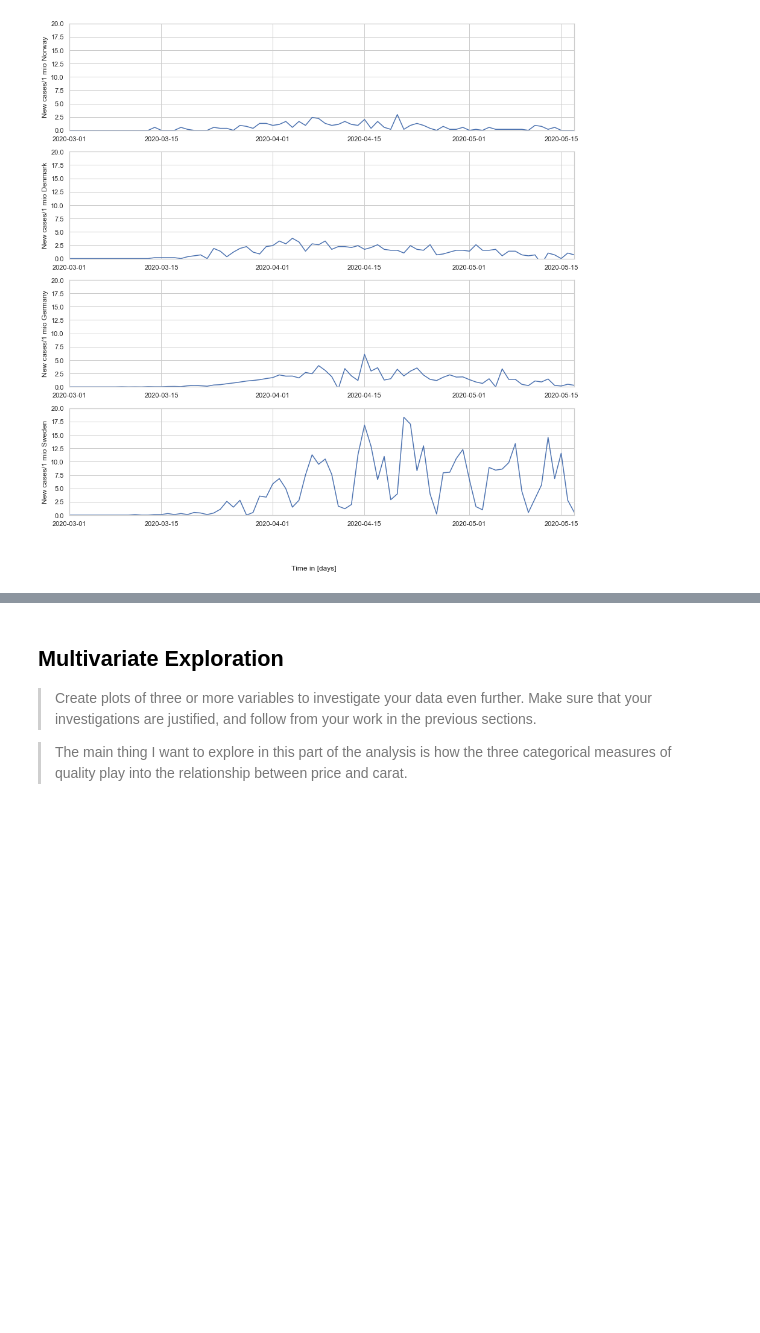
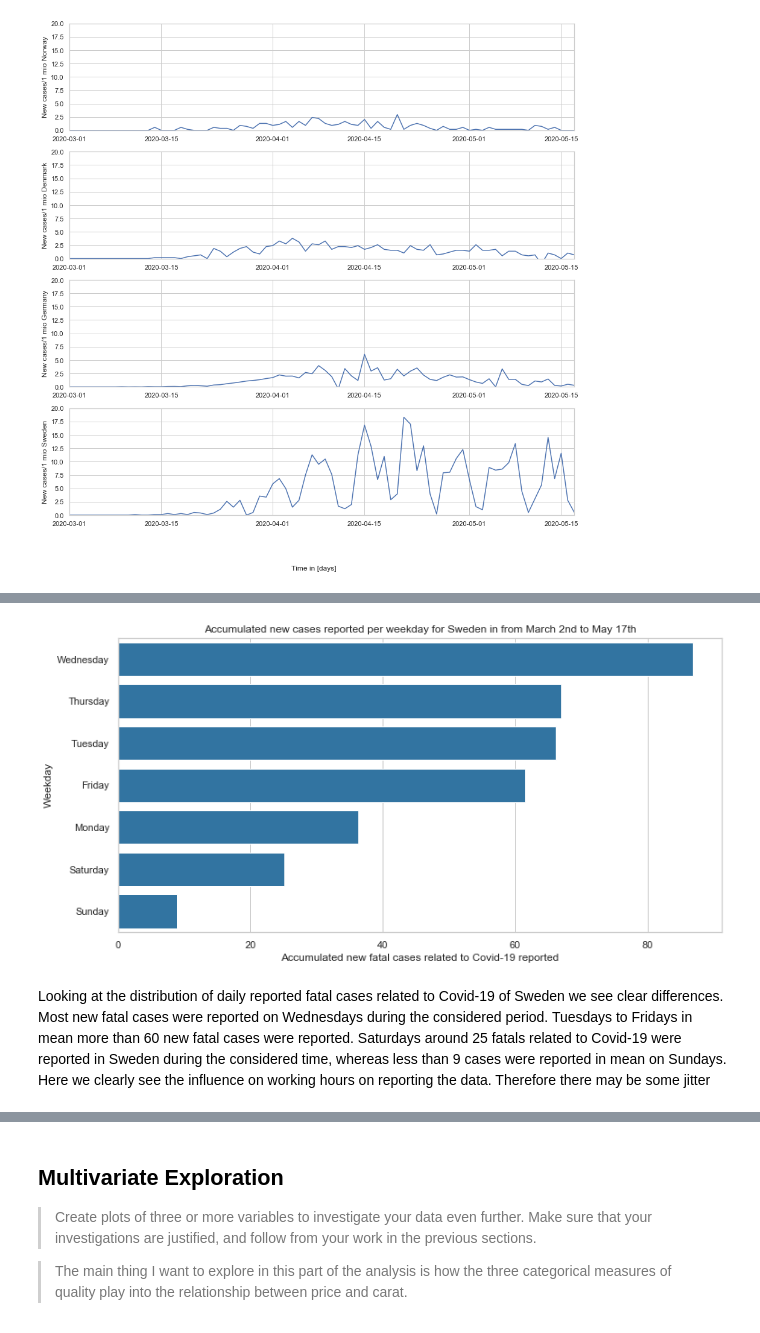
Before and after one commit to AtulSingh-Emyre/AnalysisCovid19, a Jupyter notebook: exploration_Covid19.ipynb, the cells around one changed output, grey strips where cells are left out. Saved outputs shown, nothing was run; the diff lists cells and outputs as text; code cells hidden in the pictures; blank space fills up the shorter version.

Commit message:
feat: Add graphic regarding reported deaths per weekday

```diff
--- a/exploration_Covid19.ipynb
+++ b/exploration_Covid19.ipynb
@@ -563,0 +540,11 @@ In the current form of Covid-19, people usually do not die immediately after inf
+# %%
+# Load calender with mapping to weekday
+df_calender = pd.read_csv('inputData/Calender.csv')
+df_calender.date=pd.to_datetime(df_calender.date)
+# %%
+# Merge addtional info
+df_Sweden = pd.merge(df_Sweden, df_calender, on=['date'])
+# %%
+df_Sweden_ByWeekday = df_Sweden.groupby(['weekday'], as_index=False).sum().sort_values('deltaFatal', ascending=False)
+# %%
+df_Sweden_ByWeekday['deltaFatalMean'] = df_Sweden_ByWeekday.deltaFatal/len(df_Sweden.query('weekday == "Sunday"'))
@@ -563,0 +563,25 @@ In the current form of Covid-19, people usually do not die immediately after inf
+# %%
+# Define figure size
+plt.figure(figsize=[12,6])
+
+# Plot barplot with 10 countries of most cases
+sb.barplot(data=df_Sweden_ByWeekday,
+           x='deltaFatalMean', y='weekday', color = base_color )
+
+# Set grid for better comparibility
+sb.set(style="whitegrid")
+
+# Write lables and header
+plt.xlabel('Accumulated new fatal cases related to Covid-19 reported')
+plt.ylabel('Weekday');
+plt.title('Accumulated new cases reported per weekday for Sweden in from March 2nd to May 17th')  # <-- how can I put variable 'today' hier?
+
+#axes = plt.gca()
+#axes.set_xlim([0,160])
+#axes.set_ylim([0,160])
+
+plt.show()
+# %% [output]
+[figure, added]
+# %% [markdown]
+Looking at the distribution of daily reported fatal cases related to Covid-19 of Sweden we see clear differences. Most new fatal cases were reported on Wednesdays during the considered period. Tuesdays to Fridays in mean more than 60 new fatal cases were reported. Saturdays around 25 fatals related to Covid-19 were reported in Sweden during the considered time, whereas less than 9 cases were reported in mean on Sundays. Here we clearly see the influence on working hours on reporting the data. Therefore there may be some jitter
```
Also changed, not shown: parts of 18 cells of this notebook, 2 other files.
